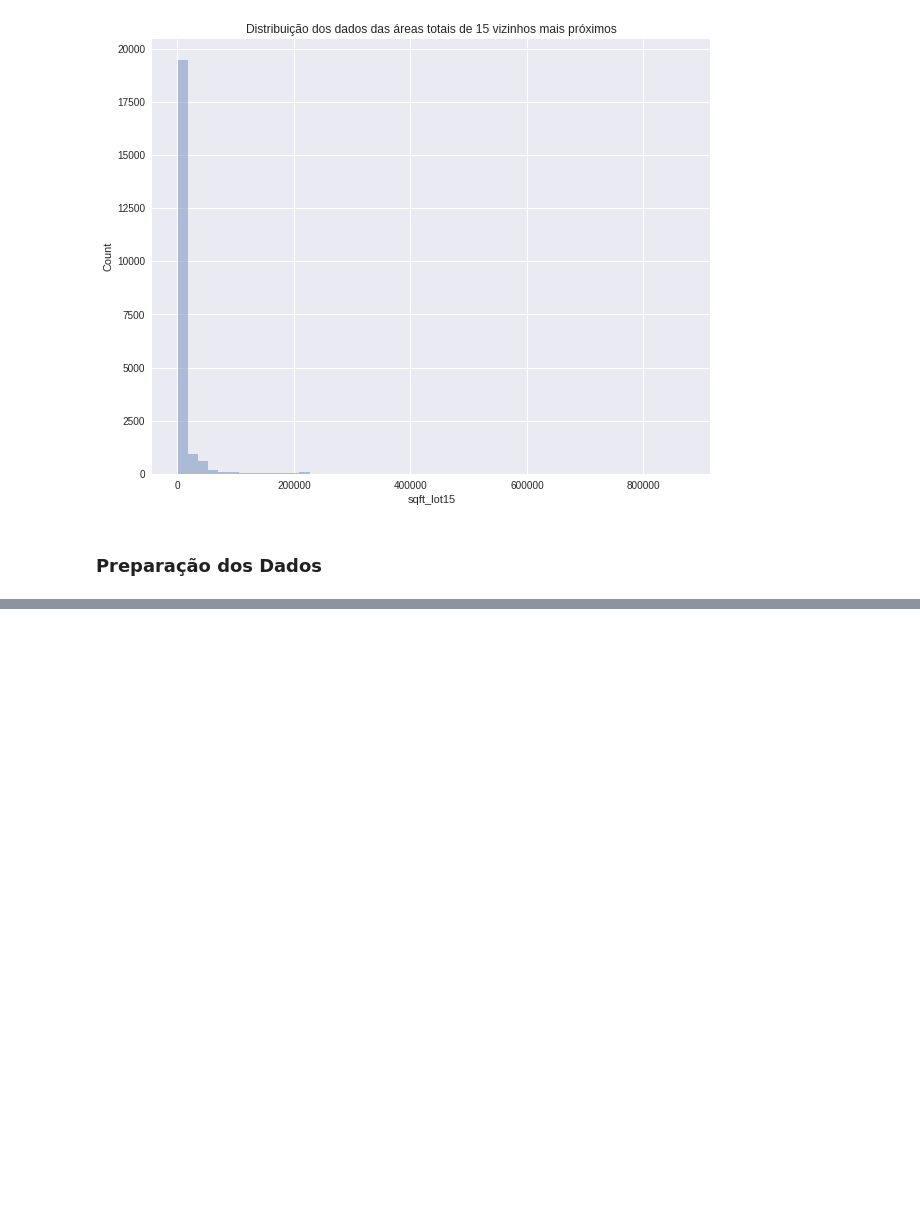
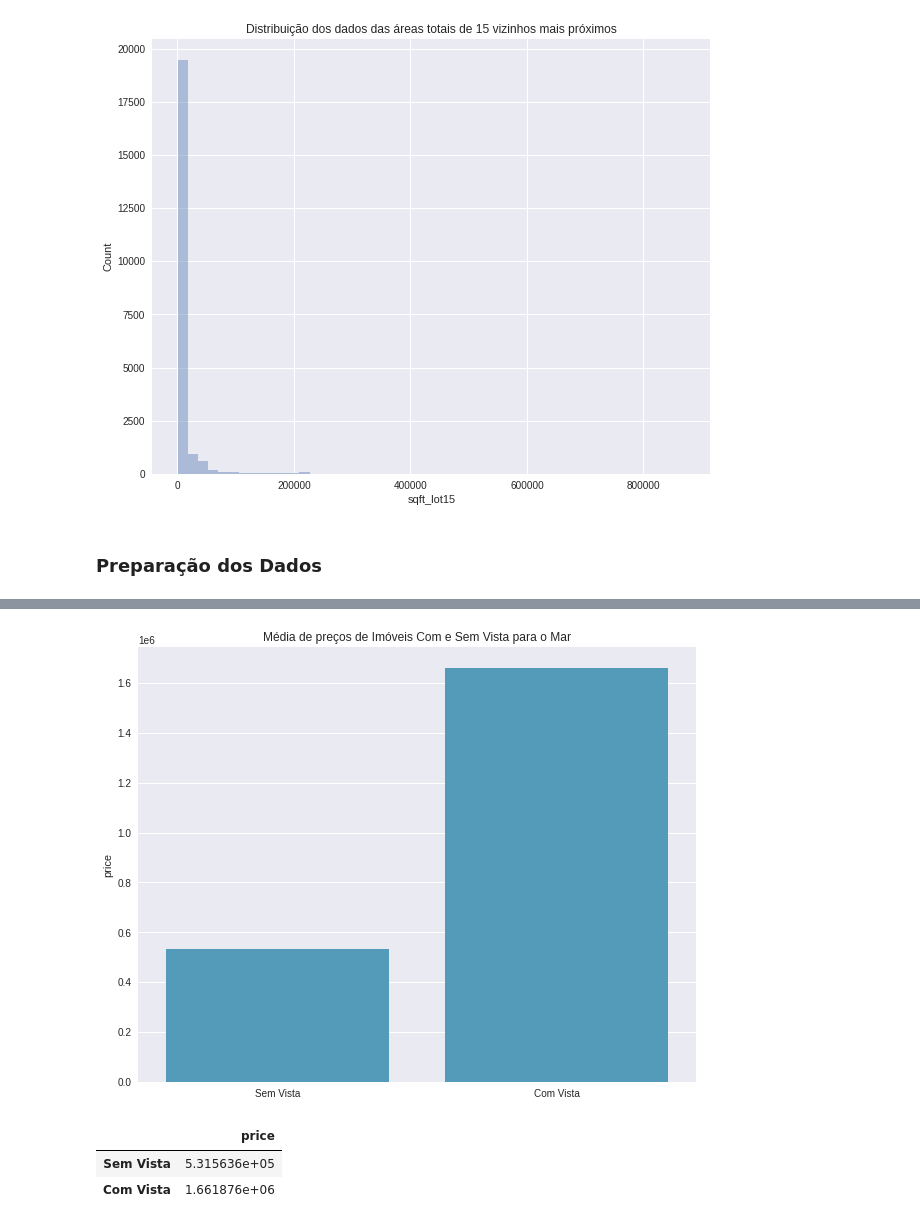
Before and after one commit to igcampos/MBrito-Imobiliaria, a Jupyter notebook: MBrito_Imobiliaria_EDA.ipynb, the cells around one changed output, grey strips where cells are left out. Cells and saved outputs as stored; diff of their text form; code cells hidden in the pictures; blank space fills up the shorter version.

```diff
--- a/MBrito_Imobiliaria_EDA.ipynb
+++ b/MBrito_Imobiliaria_EDA.ipynb
@@ -359,0 +510,19 @@ plt.show()
+# %%
+#comparação com a média de preços dos imóveis
+plt.figure(figsize=(10,8))
+waterfront_price = df_mbrito.groupby('waterfront')['price'].mean().to_frame()
+waterfront_price.index = ['Sem Vista', 'Com Vista']
+sns.barplot(x=waterfront_price.index, y='price',
+            data=waterfront_price,
+            color='#43a2ca'
+            )
+plt.title('Média de preços de Imóveis Com e Sem Vista para o Mar')
+plt.show()
+# %% [output]
+[figure, added]
+# %%
+waterfront_price
+# %% [output]
+|  | price |
+| Sem Vista | 5.315636e+05 |
+| Com Vista | 1.661876e+06 |
```
Also changed, not shown: parts of 113 cells of this notebook.
